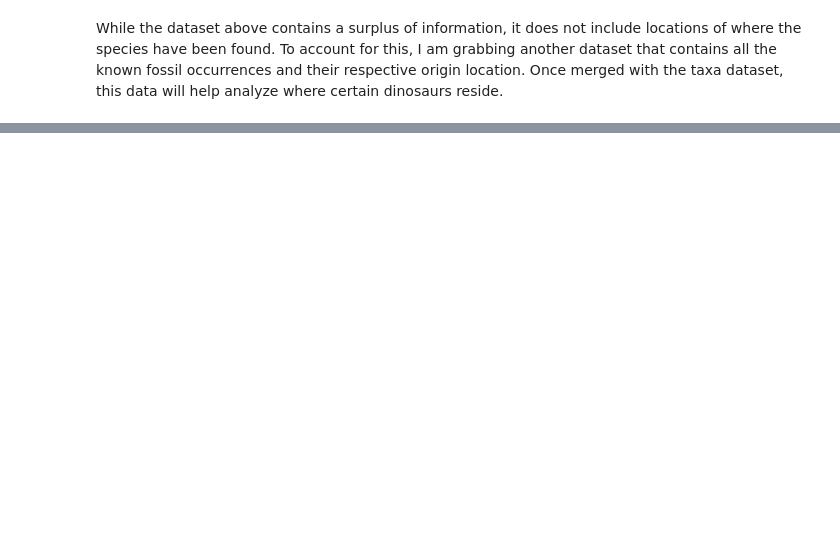
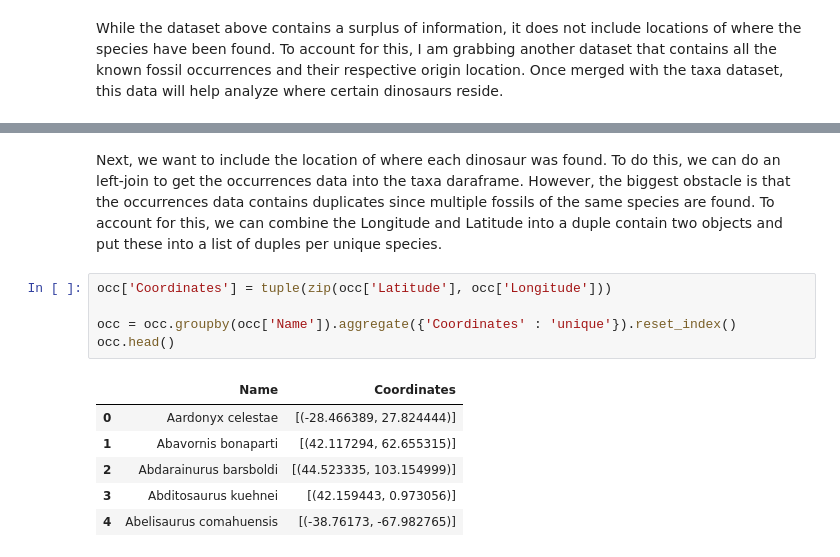
Before and after one commit to vgedejer/Paleo-Analysis, a Jupyter notebook: dinosauria-analysis-notebook.ipynb, the cells around one changed output, grey strips where cells are left out. Drawn from its saved outputs; the diff is of its cells as text; blank space fills up the shorter version.

```diff
--- a/dinosauria-analysis-notebook.ipynb
+++ b/dinosauria-analysis-notebook.ipynb
@@ -156,0 +165,14 @@ taxa
+# %% [markdown]
+Next, we want to include the location of where each dinosaur was found. To do this, we can do an left-join to get the occurrences data into the taxa daraframe. However, the biggest obstacle is that the occurrences data contains duplicates since multiple fossils of the same species are found. To account for this, we can combine the Longitude and Latitude into a duple contain two objects and put these into a list of duples per unique species.
+# %%
+occ['Coordinates'] = tuple(zip(occ['Latitude'], occ['Longitude']))
+
+occ = occ.groupby(occ['Name']).aggregate({'Coordinates' : 'unique'}).reset_index()
+occ.head()
+# %% [output]
+|  | Name | Coordinates |
+| 0 | Aardonyx celestae | [(-28.466389, 27.824444)] |
+| 1 | Abavornis bonaparti | [(42.117294, 62.655315)] |
+| 2 | Abdarainurus barsboldi | [(44.523335, 103.154999)] |
+| 3 | Abditosaurus kuehnei | [(42.159443, 0.973056)] |
+| 4 | Abelisaurus comahuensis | [(-38.76173, -67.982765)] |
```
Also changed, not shown: parts of 12 cells of this notebook, 1 other file.
